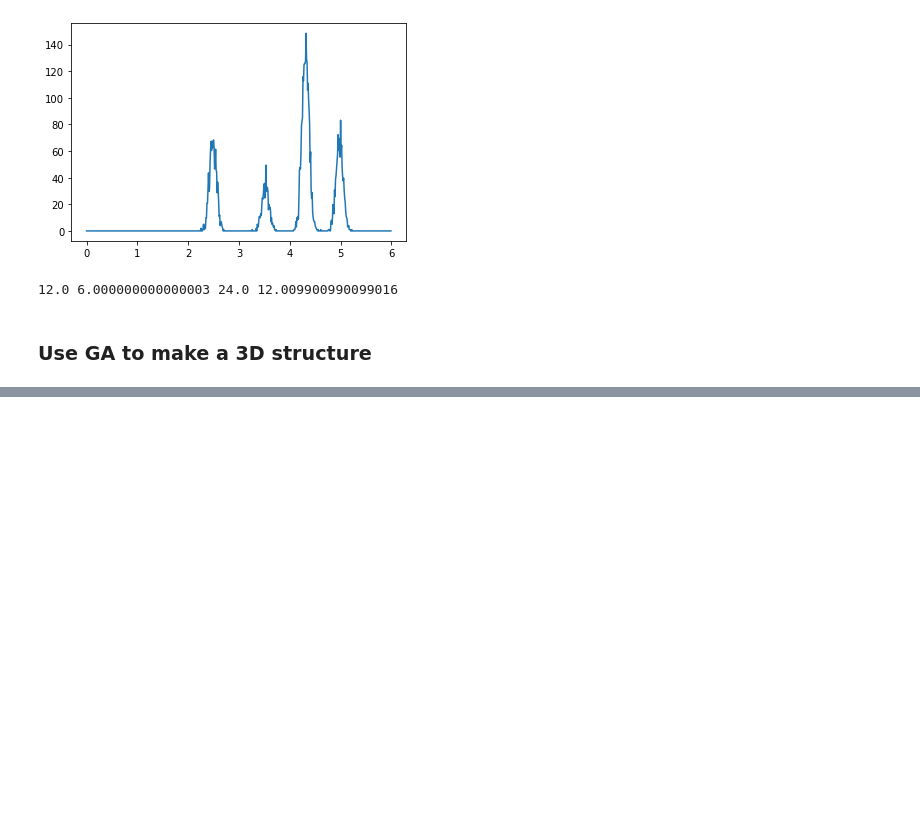
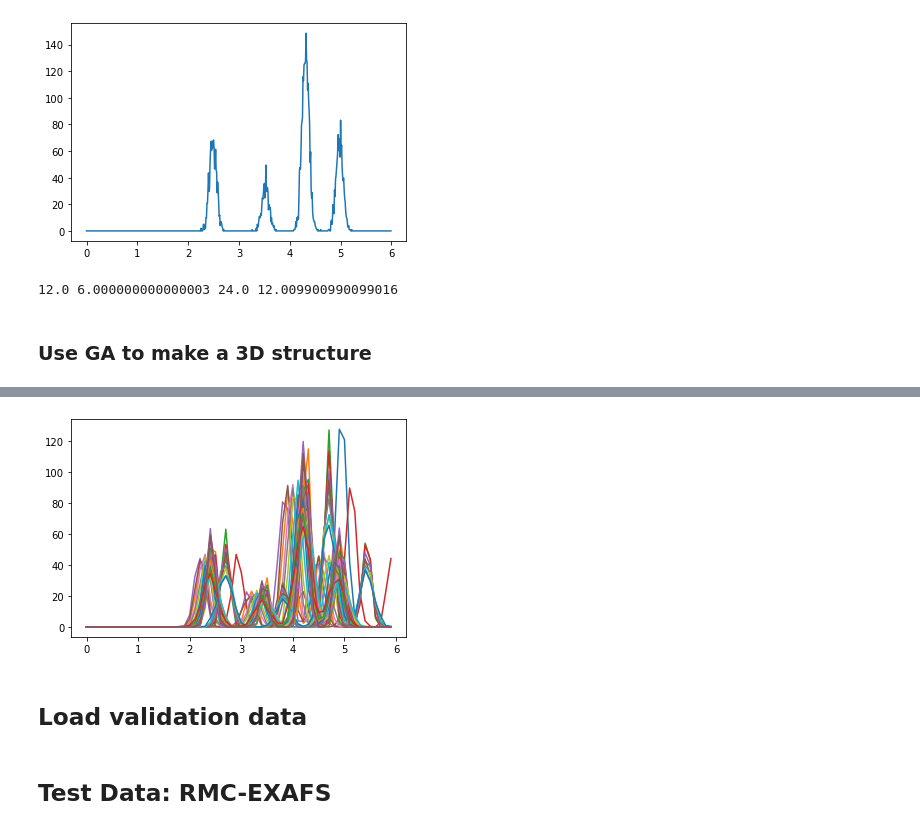
Before and after one commit to nmarcella/Xron, a Jupyter notebook: Objective_training/Ni_Bulk.ipynb, the cells around one changed output, grey strips where cells are left out. Saved outputs shown, nothing was run; the diff lists cells and outputs as text; code cells hidden in the pictures; blank space fills up the shorter version.

```diff
--- a/Objective_training/Ni_Bulk.ipynb
+++ b/Objective_training/Ni_Bulk.ipynb
@@ -414,0 +902,5 @@ write_xyz_file('.\\Data_Ni_Bulk\\GA\\Ni_Bulk.xyz',  np.concatenate((np.array([[0
+# %%
+for i,boi in enumerate(special_bois):
+    plt.plot(rmesh, boi[1])
+# %% [output]
+[figure, added]
@@ -414,0 +971,2 @@ write_xyz_file('.\\Data_Ni_Bulk\\GA\\Ni_Bulk.xyz',  np.concatenate((np.array([[0
+# %% [markdown]
+## Load validation data
@@ -414,0 +977,2 @@ write_xyz_file('.\\Data_Ni_Bulk\\GA\\Ni_Bulk.xyz',  np.concatenate((np.array([[0
+# %% [markdown]
+## Test Data: RMC-EXAFS
```
Also changed, not shown: parts of 31 cells of this notebook, 19 other files.
